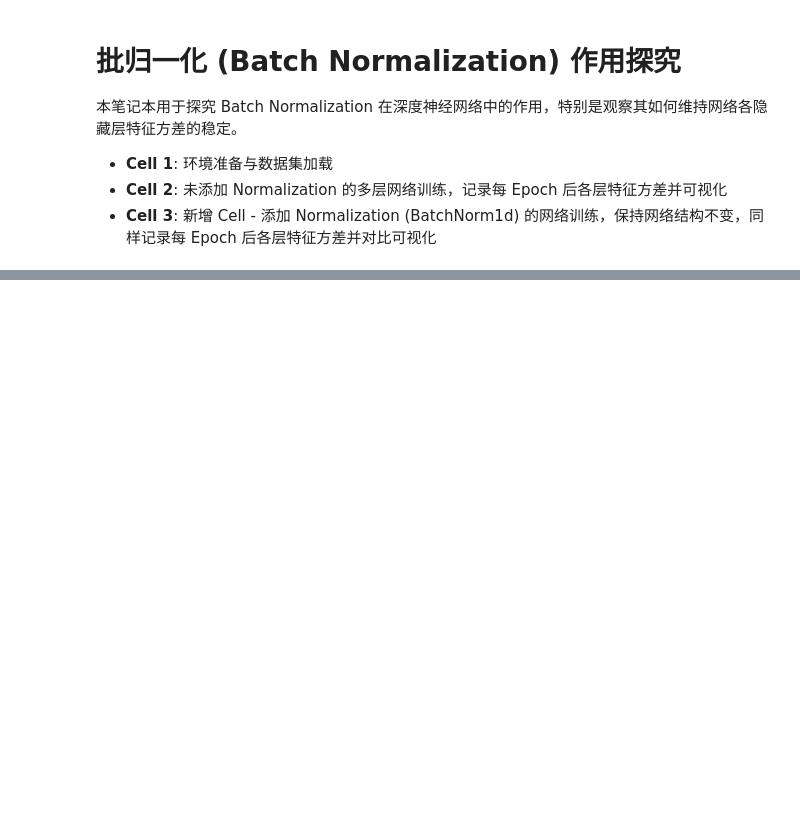
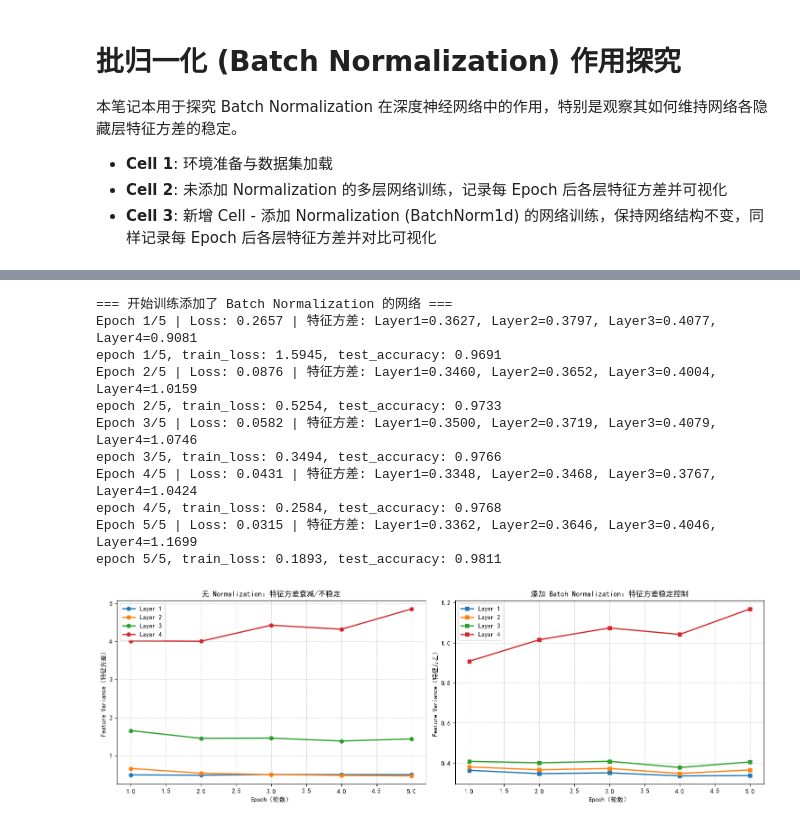
Before and after one commit to WangSen679/DL_qx2io, a Jupyter notebook: scripts/11Normalization/11Normalization.ipynb, the cells around one changed output, grey strips where cells are left out. Saved outputs shown, nothing was run; the diff lists cells and outputs as text; code cells hidden in the pictures; blank space fills up the shorter version.

```diff
--- a/scripts/11Normalization/11Normalization.ipynb
+++ b/scripts/11Normalization/11Normalization.ipynb
@@ -138,6 +178,15 @@ class DeepMLP_WithBN(nn.Module):
         out = self.fc5(h4)
         return out, [h1, h2, h3, h4]
 
+    def forward(self, x):
+        x = x.view(-1, 784)
+        h1 = F.relu(self.bn1(self.fc1(x)))
+        h2 = F.relu(self.bn2(self.fc2(h1)))
+        h3 = F.relu(self.bn3(self.fc3(h2)))
+        h4 = F.relu(self.bn4(self.fc4(h3)))
+        out = self.fc5(h4)
+        return out
+
 # 初始化添加了 BN 的模型及优化器（其他超参数和随机种子与无 BN 网络完全一致）
 torch.manual_seed(42)
 model_bn = DeepMLP_WithBN()
@@ -150,6 +199,7 @@ print("=== 开始训练添加了 Batch Normalization 的网络 ===")
 for epoch in range(epochs):
     model_bn.train()
     running_loss = 0.0
+    n_samples = 0
     for xb, yb in train_loader:
         optimizer_bn.zero_grad()
         logits, _ = model_bn.forward_features(xb)
@@ -162,31 +212,58 @@ for epoch in range(epochs):
     vars_epoch = get_layer_variances(model_bn, test_loader)
     variances_bn_history.append(vars_epoch)
 
+    model_bn.eval()
+    correct = 0
+    with torch.no_grad():
+        for xb, yb in test_loader:
+            logits = model_bn(xb)
+            pred = logits.argmax(dim=1)
+            correct += (pred == yb).sum().item()
+            n_samples += yb.size(0)
+
+    train_losses_v2, test_losses_v2 = [], []  # 记录训练集和测试集的损失
+    train_losses_v2.append(running_loss / n_samples)
+    test_losses_v2.append(correct / len(test_set))
+
     print(f"Epoch {epoch+1}/{epochs} | Loss: {running_loss/len(train_set):.4f} | "
           f"特征方差: Layer1={vars_epoch[0]:.4f}, Layer2={vars_epoch[1]:.4f}, Layer3={vars_epoch[2]:.4f}, Layer4={vars_epoch[3]:.4f}")
+    print(f'epoch {epoch+1}/5, train_loss: {train_losses_v2[-1]:.4f}, test_accuracy: {test_losses_v2[-1]:.4f}')
 
 # 对比可视化：无 Normalization vs 添加 Batch Normalization 的每层特征方差对比
 fig, axes = plt.subplots(1, 2, figsize=(15, 5))
 
 # 无 Normalization 对比图
 for layer_idx in range(4):
     vars_layer = [epoch_vars[layer_idx] for epoch_vars in variances_nobn_history]
     axes[0].plot(range(1, epochs + 1), vars_layer, marker='o', linewidth=2, label=f'Layer {layer_idx+1}')
 axes[0].set_xlabel('Epoch（轮数）')
 axes[0].set_ylabel('Feature Variance（特征方差）')
 axes[0].set_title('无 Normalization：特征方差衰减/不稳定')
 axes[0].grid(True, linestyle='--', alpha=0.6)
 axes[0].legend()
 
 # 添加 Batch Normalization 对比图
 for layer_idx in range(4):
     vars_layer = [epoch_vars[layer_idx] for epoch_vars in variances_bn_history]
     axes[1].plot(range(1, epochs + 1), vars_layer, marker='s', linewidth=2, label=f'Layer {layer_idx+1}')
 axes[1].set_xlabel('Epoch（轮数）')
 axes[1].set_ylabel('Feature Variance（特征方差）')
 axes[1].set_title('添加 Batch Normalization：特征方差稳定控制')
 axes[1].grid(True, linestyle='--', alpha=0.6)
 axes[1].legend()
 
 plt.tight_layout()
 plt.show()
+# %% [output]
+=== 开始训练添加了 Batch Normalization 的网络 ===
+Epoch 1/5 | Loss: 0.2657 | 特征方差: Layer1=0.3627, Layer2=0.3797, Layer3=0.4077, Layer4=0.9081
+epoch 1/5, train_loss: 1.5945, test_accuracy: 0.9691
+Epoch 2/5 | Loss: 0.0876 | 特征方差: Layer1=0.3460, Layer2=0.3652, Layer3=0.4004, Layer4=1.0159
+epoch 2/5, train_loss: 0.5254, test_accuracy: 0.9733
+Epoch 3/5 | Loss: 0.0582 | 特征方差: Layer1=0.3500, Layer2=0.3719, Layer3=0.4079, Layer4=1.0746
+epoch 3/5, train_loss: 0.3494, test_accuracy: 0.9766
+Epoch 4/5 | Loss: 0.0431 | 特征方差: Layer1=0.3348, Layer2=0.3468, Layer3=0.3767, Layer4=1.0424
+epoch 4/5, train_loss: 0.2584, test_accuracy: 0.9768
+Epoch 5/5 | Loss: 0.0315 | 特征方差: Layer1=0.3362, Layer2=0.3646, Layer3=0.4046, Layer4=1.1699
+epoch 5/5, train_loss: 0.1893, test_accuracy: 0.9811
+[figure, added]
```
Also changed, not shown: parts of 5 cells of this notebook, 1 other file.
